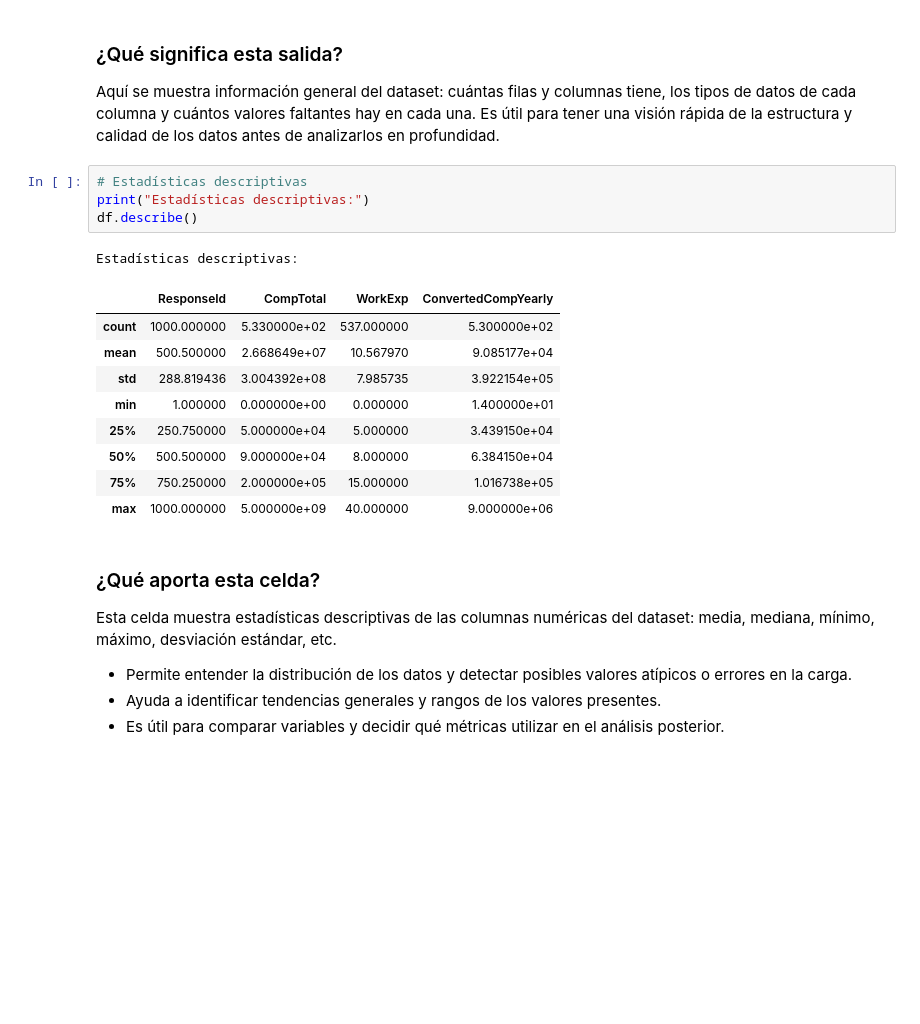
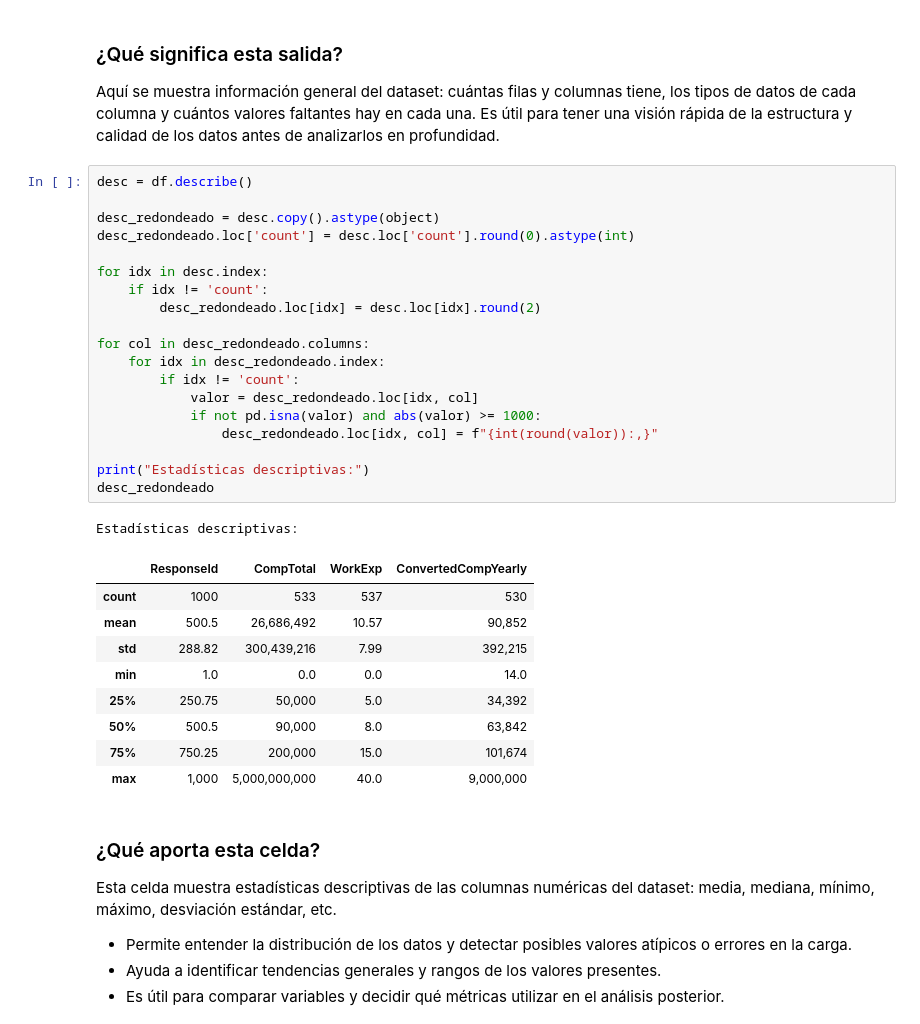
Before and after one commit to HecAguilaV/ML_Analisis_Ecosistema_Dev, a Jupyter notebook: notebooks/01_analisis_exploratorio.ipynb, the cells around one changed output. Saved outputs shown, nothing was run; the diff lists cells and outputs as text; blank space fills up the shorter version.

```diff
--- a/notebooks/01_analisis_exploratorio.ipynb
+++ b/notebooks/01_analisis_exploratorio.ipynb
@@ -196,20 +175,35 @@ Esta revisión inicial es clave para detectar posibles problemas y planificar el
 
 Aquí se muestra información general del dataset: cuántas filas y columnas tiene, los tipos de datos de cada columna y cuántos valores faltantes hay en cada una. Es útil para tener una visión rápida de la estructura y calidad de los datos antes de analizarlos en profundidad.
 # %%
-# Estadísticas descriptivas
+desc = df.describe()
+
+desc_redondeado = desc.copy().astype(object)
+desc_redondeado.loc['count'] = desc.loc['count'].round(0).astype(int)
+
+for idx in desc.index:
+    if idx != 'count':
+        desc_redondeado.loc[idx] = desc.loc[idx].round(2)
+
+for col in desc_redondeado.columns:
+    for idx in desc_redondeado.index:
+        if idx != 'count':
+            valor = desc_redondeado.loc[idx, col]
+            if not pd.isna(valor) and abs(valor) >= 1000:
+                desc_redondeado.loc[idx, col] = f"{int(round(valor)):,}"
+
 print("Estadísticas descriptivas:")
-df.describe()
+desc_redondeado
 # %% [output]
 Estadísticas descriptivas:
 |  | ResponseId | CompTotal | WorkExp | ConvertedCompYearly |
-| count | 1000.000000 | 5.330000e+02 | 537.000000 | 5.300000e+02 |
-| mean | 500.500000 | 2.668649e+07 | 10.567970 | 9.085177e+04 |
-| std | 288.819436 | 3.004392e+08 | 7.985735 | 3.922154e+05 |
-| min | 1.000000 | 0.000000e+00 | 0.000000 | 1.400000e+01 |
-| 25% | 250.750000 | 5.000000e+04 | 5.000000 | 3.439150e+04 |
-| 50% | 500.500000 | 9.000000e+04 | 8.000000 | 6.384150e+04 |
-| 75% | 750.250000 | 2.000000e+05 | 15.000000 | 1.016738e+05 |
-| max | 1000.000000 | 5.000000e+09 | 40.000000 | 9.000000e+06 |
+| count | 1000 | 533 | 537 | 530 |
+| mean | 500.5 | 26,686,492 | 10.57 | 90,852 |
+| std | 288.82 | 300,439,216 | 7.99 | 392,215 |
+| min | 1.0 | 0.0 | 0.0 | 14.0 |
+| 25% | 250.75 | 50,000 | 5.0 | 34,392 |
+| 50% | 500.5 | 90,000 | 8.0 | 63,842 |
+| 75% | 750.25 | 200,000 | 15.0 | 101,674 |
+| max | 1,000 | 5,000,000,000 | 40.0 | 9,000,000 |
 # %% [markdown]
 ### ¿Qué aporta esta celda?
 Esta celda muestra estadísticas descriptivas de las columnas numéricas del dataset: media, mediana, mínimo, máximo, desviación estándar, etc.
```
Also changed, not shown: parts of 7 cells of this notebook, 12 other files.
